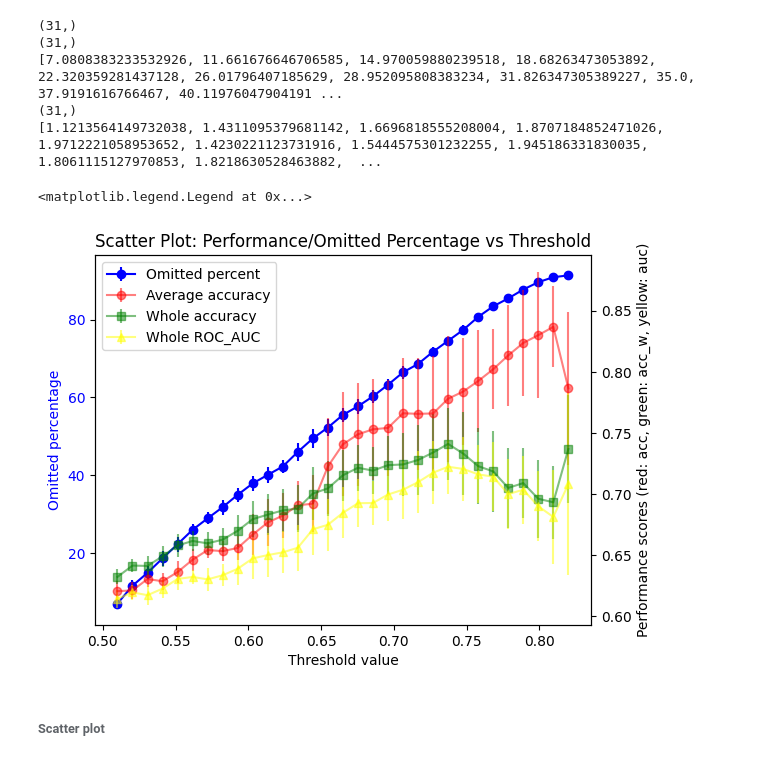
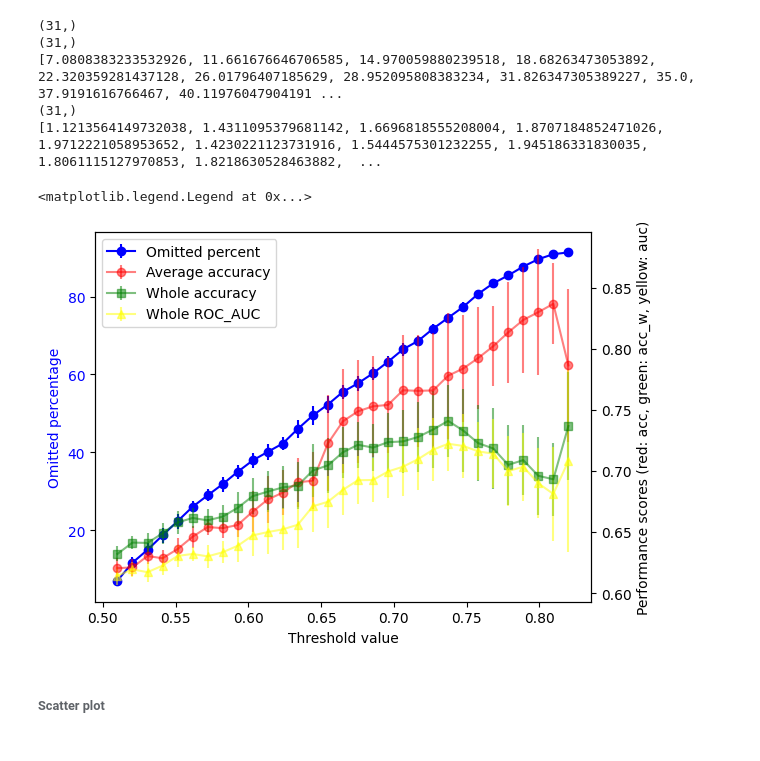
Before and after one commit to katha815/ADME-Classifier, a Jupyter notebook: Different_ML_models.ipynb, the cells around one changed output. Saved outputs shown, nothing was run; the diff lists cells and outputs as text; code cells hidden in the pictures.

```diff
--- a/Different_ML_models.ipynb
+++ b/Different_ML_models.ipynb
@@ -273,14 +305,26 @@ def create_xgboost_model(learning_rate, max_depth, n_estimators, min_child_weigh
     return model
 
 # Define the hyperparameter search space
+# param_space = {
+#     'learning_rate': (0.01, 1.0, 'log-uniform'),
+#     'max_depth': (1, 10),
+#     'n_estimators': (50, 1000),
+#     'min_child_weight': (1, 10),
+#     'subsample': (0.1, 1.0, 'uniform'),
+#     'gamma': (0.01, 1.0, 'uniform'),
+#     'reg_alpha': (0.01, 1.0, 'uniform')
+# }
 param_space = {
     'learning_rate': (0.01, 1.0, 'log-uniform'),
     'max_depth': (1, 10),
     'n_estimators': (50, 1000),
-    'min_child_weight': (1, 10),
+    'min_child_weight': (1, 20), #gb:'min_samples_leaf'
+    # 'min_child_weight': (1, 10),
     'subsample': (0.1, 1.0, 'uniform'),
-    'gamma': (0.01, 1.0, 'uniform'),
-    'reg_alpha': (0.01, 1.0, 'uniform')
+    'gamma': (0, 1.0, 'uniform'), #alias: min_split_loss
+    # 'gamma': (0.01, 1.0, 'uniform'),
+    'reg_alpha': (0, 1.0, 'uniform'), # alpha [default=0, alias: reg_alpha]
+    'reg_lambda': (0, 10, 'uniform') # lambda [default=1, alias: reg_lambda]
 }
 # %%
 # Test with the last train/test split
@@ -7786,6 +7693,3 @@ data1 = read_csv(f"{base_path1}acc_tl_a.csv")
 data2 = read_csv(f"{base_path1}acc_w_tl_a.csv")
 data3 = read_csv(f"{base_path1}auc_tl_a.csv")
 # data0
-# %%
-for x in data0:
-  print(x)
@@ -7896,35 +7761,35 @@ x = np.linspace(0.51,0.51+0.01*l,l)
 fig, ax1 = plt.subplots()
 
 # Plot the first dataset with shaded error region
 ax1.errorbar(x, y0, yerr=err0, label='Omitted percent', fmt='o-', color='b')
 # ax1.fill_between(x, y0 - err0, y0 + err0, alpha=0.2, color='b')
 # ax1.tick_params(axis='y',labelcolor='b')
 
 # Create a twin axis sharing the xaxis
 ax2 = ax1.twinx()
 
 # Plot the second and third datasets with shaded error regions
 ax2.errorbar(x, y1, yerr=err1, label='Average accuracy', fmt='o-', color='r', alpha = 0.5)
 # ax2.fill_between(x, y1 - err1, y1 + err1, alpha=0.2, color='r')
 ax2.errorbar(x, y2, yerr=err2, label='Whole accuracy', marker='s', color='g', alpha = 0.5)
 # ax2.fill_between(x, y2 - err2, y2 + err2, alpha=0.2, color='g')
 ax2.errorbar(x, y3, yerr=err3, label='Whole ROC_AUC', marker='^', color='yellow', alpha = 0.5)
 # ax2.fill_between(x, y3 - err3, y3 + err3, alpha=0.2, color='y')
 
 # Set labels and titles
 ax1.set_xlabel('Threshold value')
 ax1.set_ylabel('Omitted percentage',color='b')
 ax1.tick_params(axis='y',labelcolor='b')
 ax2.set_ylabel('Performance scores (red: acc, green: acc_w, yellow: auc)')
-plt.title('Scatter Plot: Performance/Omitted Percentage vs Threshold')
+# plt.title('Scatter Plot: Performance/Omitted Percentage vs Threshold')
 
 # Combine the legends from both axes
 lines, labels = ax1.get_legend_handles_labels()
 lines2, labels2 = ax2.get_legend_handles_labels()
 ax2.legend(lines + lines2, labels + labels2, loc='upper left')
 # %% [output]
 <matplotlib.legend.Legend at 0x...>
-[figure, old version]
+[figure, new version]
 # %% [markdown]
 ###### Scatter plot
 # %%
```
Also changed, not shown: parts of 22 cells of this notebook.
